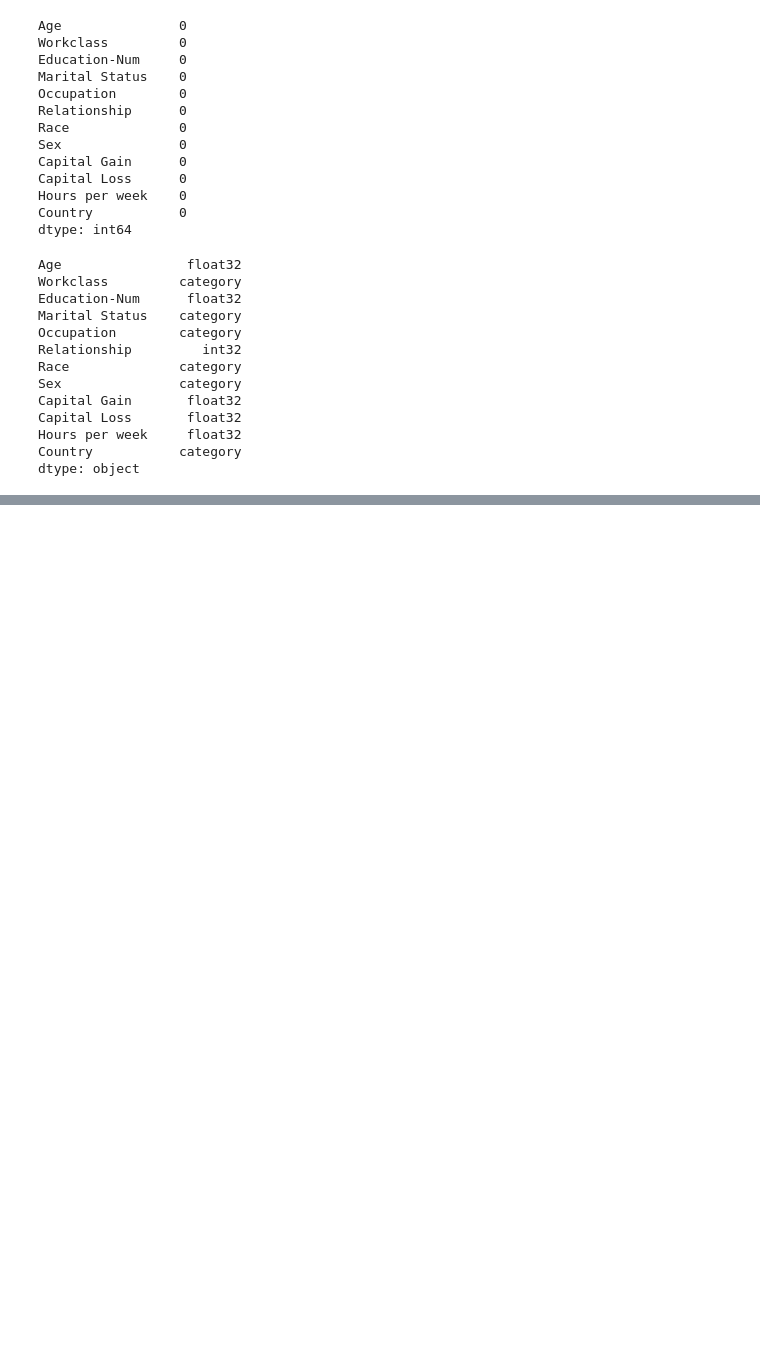
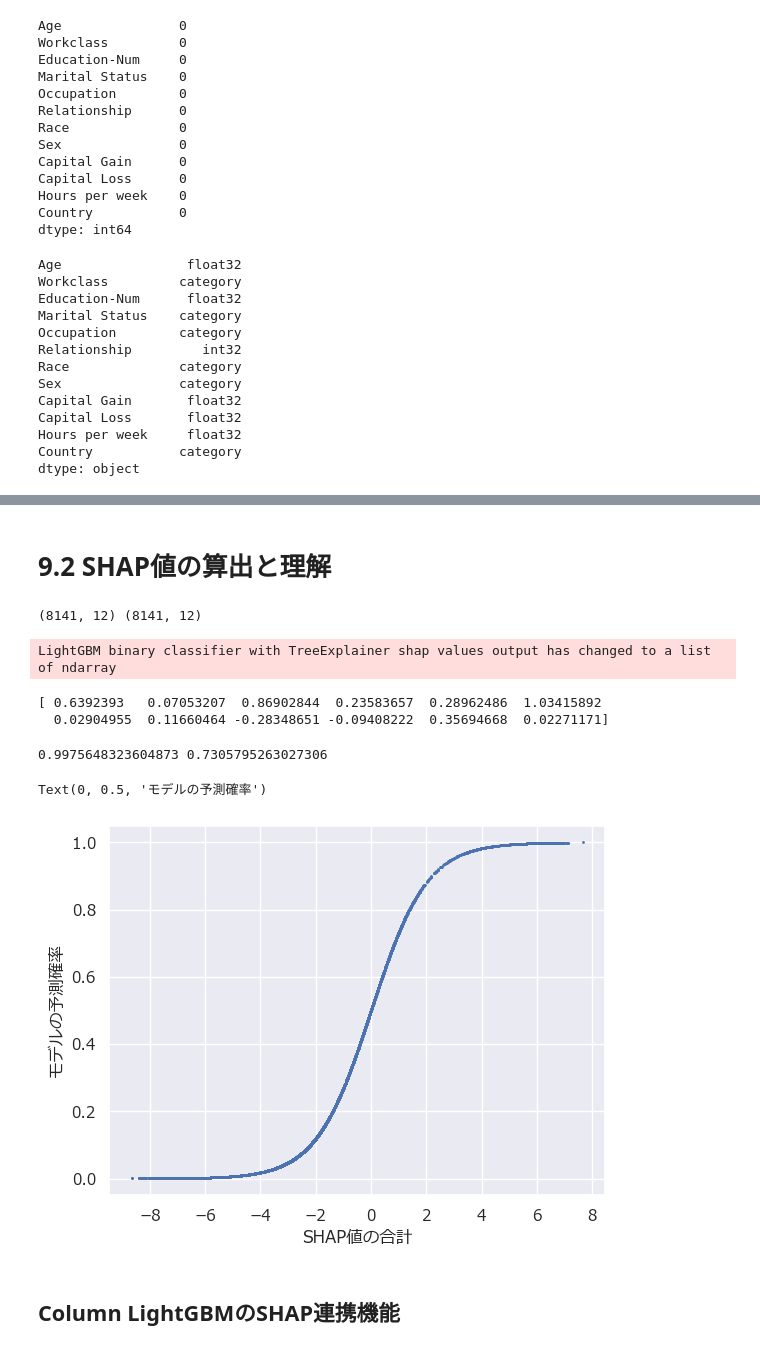
Before and after one commit to ZEKE320/xai-ric-book, a Jupyter notebook: chapter9/shap_explanation.ipynb, the cells around one changed output, grey strips where cells are left out. Drawn from its saved outputs; the diff is of its cells as text; code cells hidden in the pictures; blank space fills up the shorter version.

```diff
--- a/chapter9/shap_explanation.ipynb
+++ b/chapter9/shap_explanation.ipynb
@@ -105,10 +114,10 @@ model.fit(X_train.values, y_train)
 
 # 予測値の算出
 # predict_prop の返り値は（0の確率, 1の確率）の2列からなるので、1の確率のみを取り出す
-y_pred_prop = model.predict_proba(X_test)[:, 1]
+y_pred_prob = model.predict_proba(X_test)[:, 1]
 y_pred = model.predict(X_test)
 
 # 予測値の評価
-val = sklearn.metrics.roc_auc_score(y_test, y_pred_prop)
+val = sklearn.metrics.roc_auc_score(y_test, y_pred_prob)
 print(f"auc-rocスコア: {val}")
 # %% [output]
@@ -123,0 +133,35 @@ display(pd.crosstab(y_test, y_pred))
+# %% [markdown]
+# 9.2 SHAP値の算出と理解
+# %%
+# 説明噐の準備～ SHAP 値算出
+exp = shap.TreeExplainer(model)
+sv_test = exp.shap_values(X_test)
+sv_test = sv_test[1]
+# もとのデータセットと同じサイズの行列が得られる
+print(X_test.shape, sv_test.shape)
+# %% [output]
+(8141, 12) (8141, 12)
+LightGBM binary classifier with TreeExplainer shap values output has changed to a list of ndarray
+# %%
+# SHAP 値の確認
+print(sv_test[0])
+# %% [output]
+[ 0.6392393   0.07053207  0.86902844  0.23583657  0.28962486  1.03415892
+  0.02904955  0.11660464 -0.28348651 -0.09408222  0.35694668  0.02271171]
+# %%
+# SHAP 値の一致性の確認
+print(exp.expected_value[1] + sv_test[0].sum(), y_pred_prob[0])
+# %% [output]
+0.9975648323604873 0.7305795263027306
+# %%
+# SHAP 値の足し合わせのプロット
+# SHAP 値の合計 + 平均値
+
+sv_sum = sv_test.sum(axis=1) + exp.expected_value[1]
+plt.scatter(sv_sum, y_pred_prob, s=1)
+plt.xlabel("SHAP値の合計")
+plt.ylabel("モデルの予測確率")
+Text(0, 0.5, "モデルの予測確率")
+# %% [output]
+Text(0, 0.5, 'モデルの予測確率')
+[figure, added]
@@ -123,0 +172,2 @@ display(pd.crosstab(y_test, y_pred))
+# %% [markdown]
+## Column LightGBMのSHAP連携機能
```
Also changed, not shown: parts of 14 cells of this notebook.
